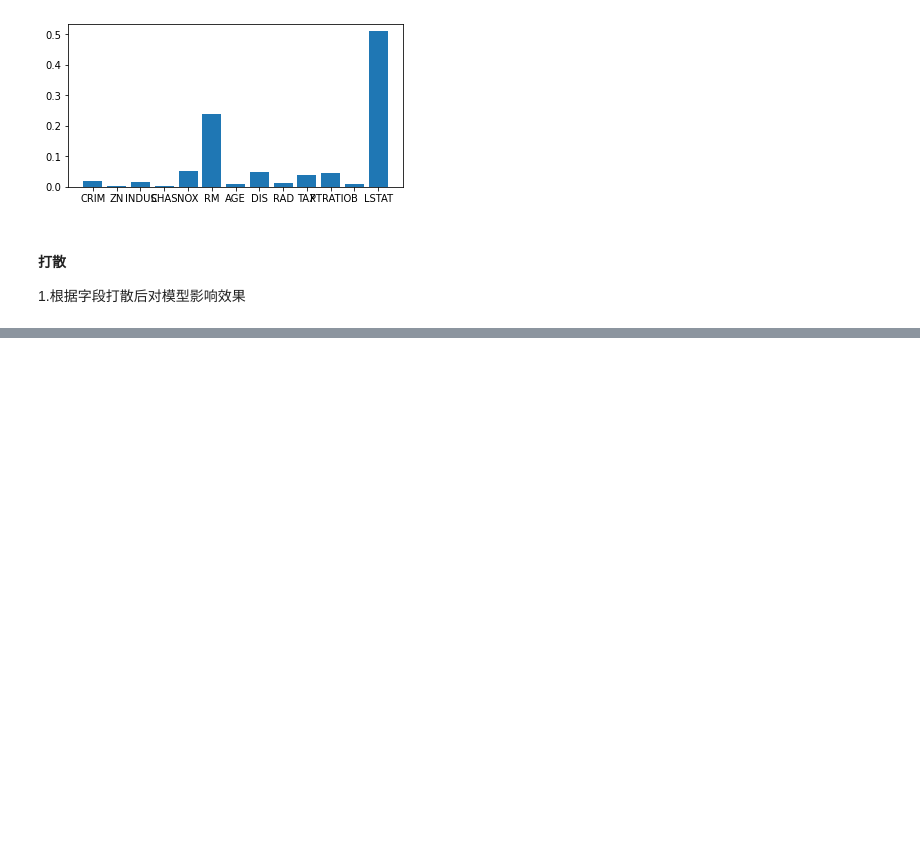
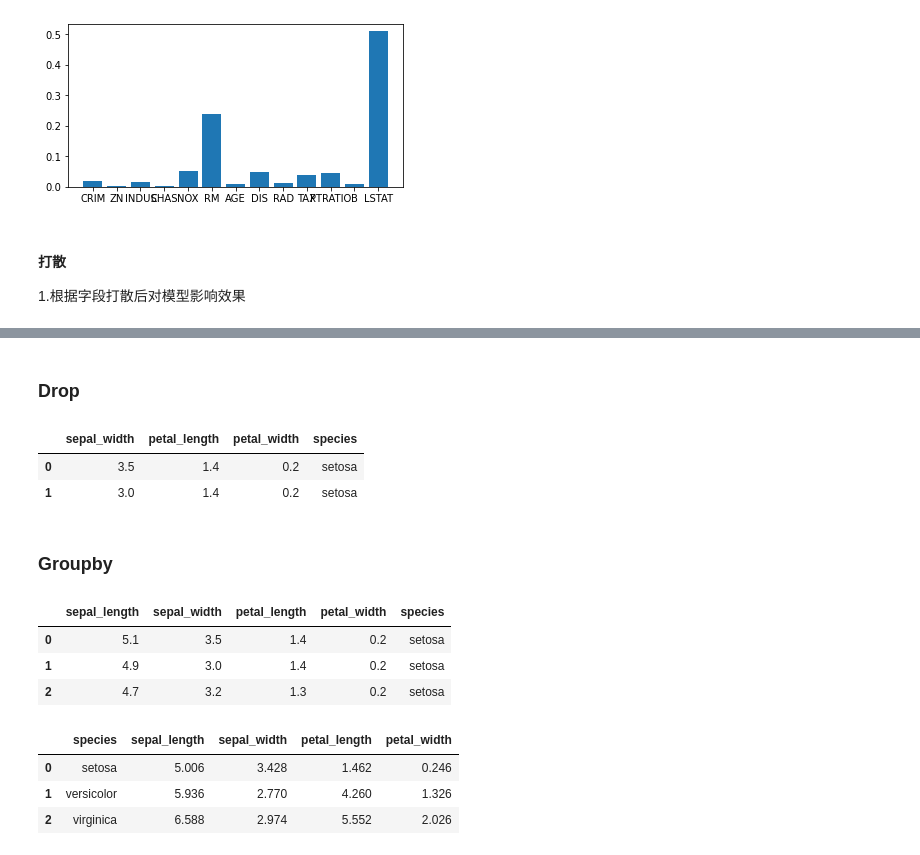
Before and after one commit to taosongst/data_analysis_common, a Jupyter notebook: 数据分析常见指令.ipynb, the cells around one changed output, grey strips where cells are left out. Saved outputs shown, nothing was run; the diff lists cells and outputs as text; code cells hidden in the pictures; blank space fills up the shorter version.

```diff
--- a/数据分析常见指令.ipynb
+++ b/数据分析常见指令.ipynb
@@ -221,0 +255,3 @@ dataset = dataset.map(lambda window: (window[:,:-1], window[-1][-1]))
+# %%
+pd.set_option('display.max_columns', 85)
+pd.set_option('display.max_rows', 85)
@@ -221,0 +273,25 @@ dataset = dataset.map(lambda window: (window[:,:-1], window[-1][-1]))
+# %% [markdown]
+### Drop
+# %%
+df.drop(['sepal_length'], axis=1).head(2)
+# %% [output]
+|  | sepal_width | petal_length | petal_width | species |
+| 0 | 3.5 | 1.4 | 0.2 | setosa |
+| 1 | 3.0 | 1.4 | 0.2 | setosa |
+# %% [markdown]
+### Groupby
+# %%
+what_is_group = df.groupby(['species'])
+what_is_group.get_group('setosa').head(3)
+# %% [output]
+|  | sepal_length | sepal_width | petal_length | petal_width | species |
+| 0 | 5.1 | 3.5 | 1.4 | 0.2 | setosa |
+| 1 | 4.9 | 3.0 | 1.4 | 0.2 | setosa |
+| 2 | 4.7 | 3.2 | 1.3 | 0.2 | setosa |
+# %%
+df.groupby(['species'],as_index=False).mean()
+# %% [output]
+|  | species | sepal_length | sepal_width | petal_length | petal_width |
+| 0 | setosa | 5.006 | 3.428 | 1.462 | 0.246 |
+| 1 | versicolor | 5.936 | 2.770 | 4.260 | 1.326 |
+| 2 | virginica | 6.588 | 2.974 | 5.552 | 2.026 |
```
Also changed, not shown: parts of 62 cells of this notebook.
